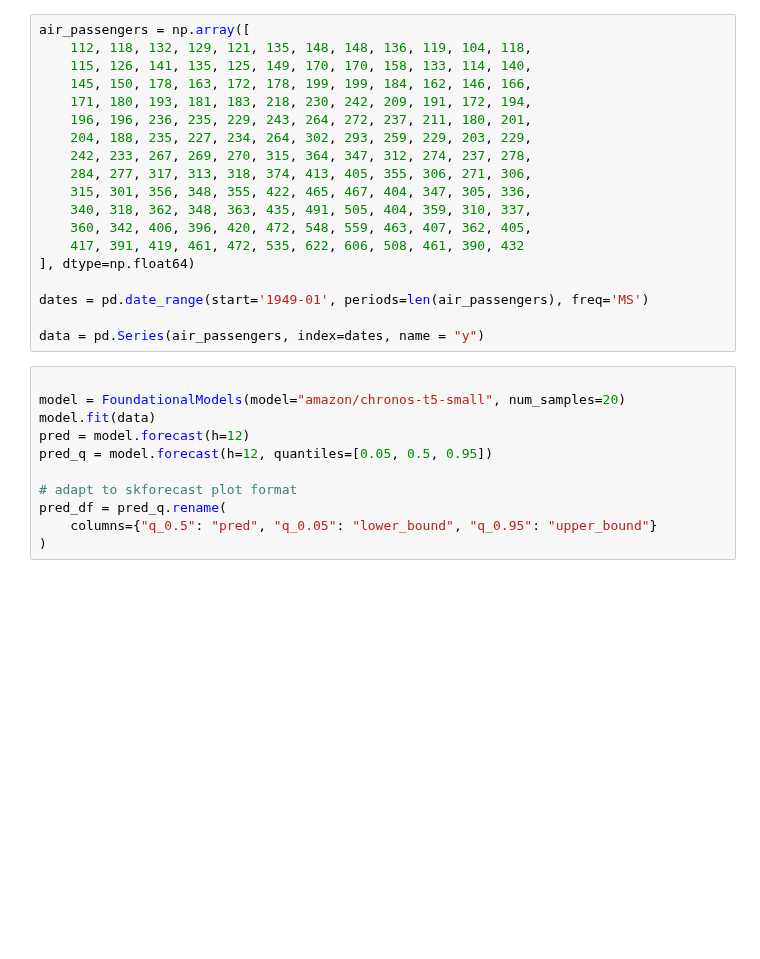
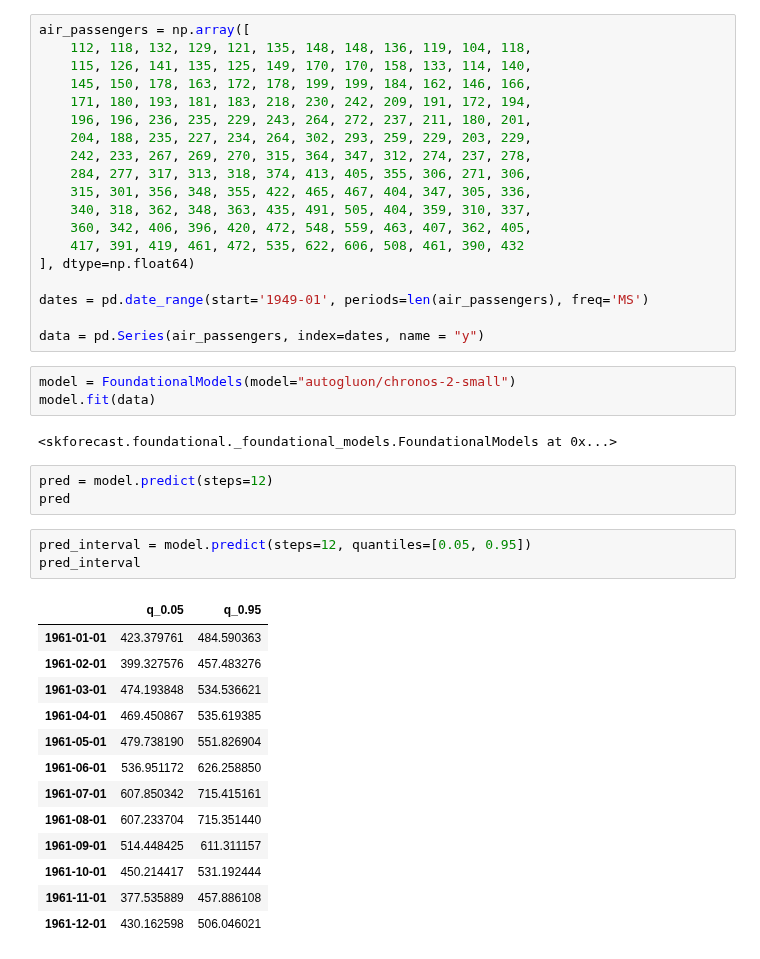
Before and after one commit to skforecast/skforecast, a Jupyter notebook: dev/FoundationalModels.ipynb, the cells around one changed output. Saved outputs shown, nothing was run; the diff lists cells and outputs as text; blank space fills up the shorter version.

```diff
--- a/dev/FoundationalModels.ipynb
+++ b/dev/FoundationalModels.ipynb
@@ -43,14 +43,28 @@ dates = pd.date_range(start='1949-01', periods=len(air_passengers), freq='MS')
 
 data = pd.Series(air_passengers, index=dates, name = "y")
 # %%
-
-model = FoundationalModels(model="amazon/chronos-t5-small", num_samples=20)
+model = FoundationalModels(model="autogluon/chronos-2-small")
 model.fit(data)
-pred = model.forecast(h=12)
-pred_q = model.forecast(h=12, quantiles=[0.05, 0.5, 0.95])
-
-# adapt to skforecast plot format
-pred_df = pred_q.rename(
-    columns={"q_0.5": "pred", "q_0.05": "lower_bound", "q_0.95": "upper_bound"}
-)
+# %% [output]
+<skforecast.foundational._foundational_models.FoundationalModels at 0x...>
+# %%
+pred = model.predict(steps=12)
+pred
+# %%
+pred_interval = model.predict(steps=12, quantiles=[0.05, 0.95])
+pred_interval
+# %% [output]
+|  | q_0.05 | q_0.95 |
+| 1961-01-01 | 423.379761 | 484.590363 |
+| 1961-02-01 | 399.327576 | 457.483276 |
+| 1961-03-01 | 474.193848 | 534.536621 |
+| 1961-04-01 | 469.450867 | 535.619385 |
+| 1961-05-01 | 479.738190 | 551.826904 |
+| 1961-06-01 | 536.951172 | 626.258850 |
+| 1961-07-01 | 607.850342 | 715.415161 |
+| 1961-08-01 | 607.233704 | 715.351440 |
+| 1961-09-01 | 514.448425 | 611.311157 |
+| 1961-10-01 | 450.214417 | 531.192444 |
+| 1961-11-01 | 377.535889 | 457.886108 |
+| 1961-12-01 | 430.162598 | 506.046021 |
 # %%
```
Also changed, not shown: parts of 1 cell of this notebook, 7 other files.
